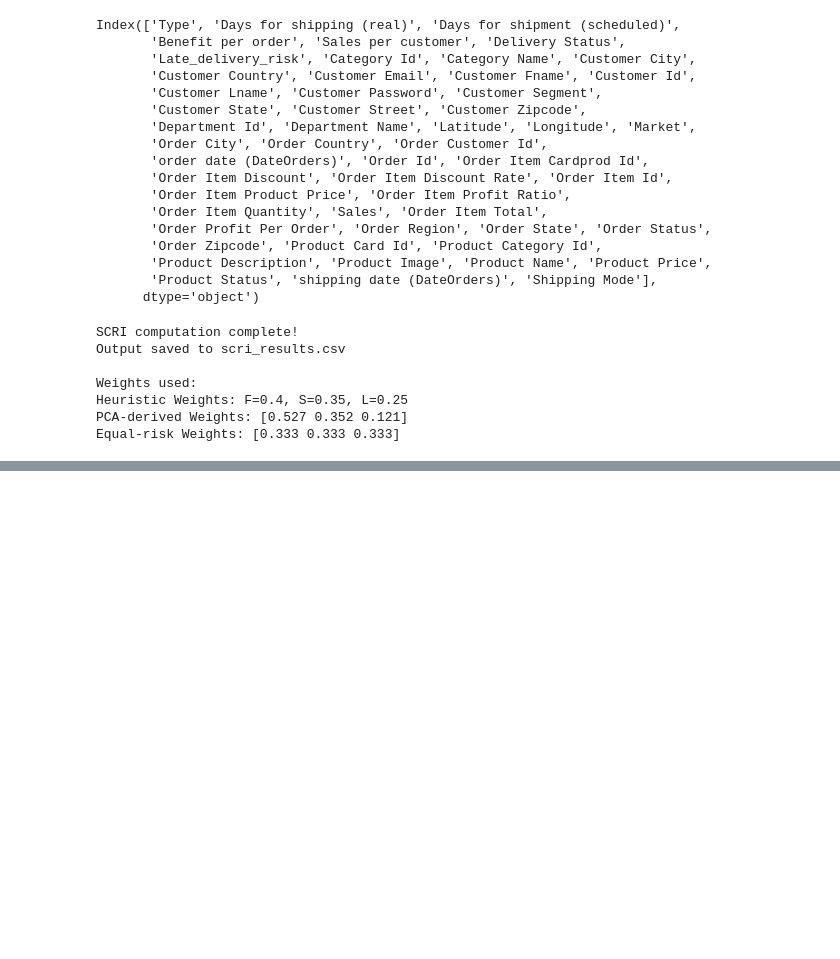
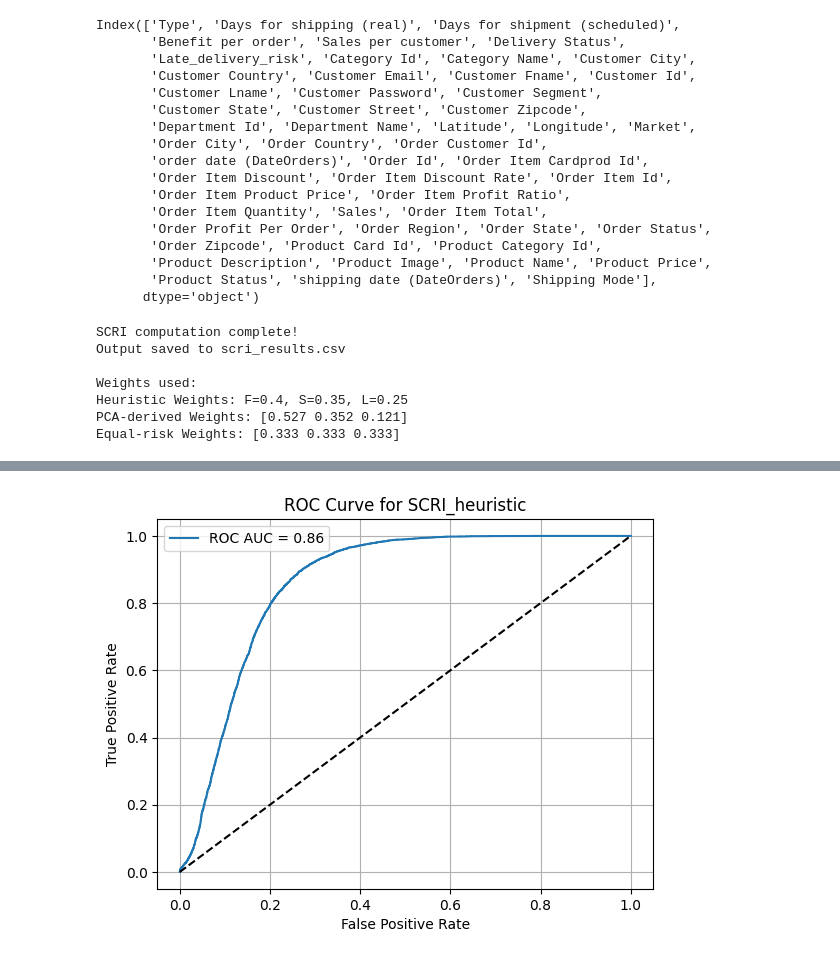
Before and after one commit to 23f2004399/fedex-supply-chain, a Jupyter notebook: scri_final.ipynb, the cells around one changed output, grey strips where cells are left out. Cells and saved outputs as stored; diff of their text form; code cells hidden in the pictures; blank space fills up the shorter version.

Commit message:
fixed scri method

```diff
--- a/scri_final.ipynb
+++ b/scri_final.ipynb
@@ -139,10 +93,0 @@ plt.show()
-# %%
-import seaborn as sns
-
-plt.figure(figsize=(12, 4))
-for col in ['SCRI_heuristic', 'SCRI_pca', 'SCRI_equal']:
-    sns.kdeplot(df[col], label=col)
-plt.title("Distribution of SCRI Scores")
-plt.legend()
-plt.grid(True)
-plt.show()
@@ -197,0 +103,8 @@ for col in ['SCRI_heuristic', 'SCRI_pca', 'SCRI_equal']:
+# %%
+def calibration_slope_intercept(y_true, y_prob):
+    eps = 1e-15
+    y_prob = np.clip(y_prob, eps, 1 - eps)  # avoid logit inf
+    logit_preds = logit(y_prob).reshape(-1, 1)
+    lr = LogisticRegression(solver="lbfgs")
+    lr.fit(logit_preds, y_true)
+    return lr.coef_[0][0], lr.intercept_[0]
@@ -197,0 +119,68 @@ for col in ['SCRI_heuristic', 'SCRI_pca', 'SCRI_equal']:
+# %%
+calibrated_scores = {}
+
+for col in ['SCRI_heuristic', 'SCRI_pca', 'SCRI_equal']:
+    y_scores = df[col]
+
+    # ROC
+    fpr, tpr, _ = roc_curve(y_true, y_scores)
+    roc_auc = auc(fpr, tpr)
+
+    # PR
+    precision, recall, _ = precision_recall_curve(y_true, y_scores)
+    pr_auc = auc(recall, precision)
+
+    # Brier score
+    brier = brier_score_loss(y_true, y_scores)
+
+    # Raw calibration slope & intercept
+    lr_raw = LogisticRegression(solver="lbfgs")
+    lr_raw.fit(y_scores.values.reshape(-1, 1), y_true)
+    slope_raw = lr_raw.coef_[0][0]
+    intercept_raw = lr_raw.intercept_[0]
+
+    # --- Platt scaling (logistic calibration)
+    lr_cal = LogisticRegression(solver="lbfgs")
+    lr_cal.fit(y_scores.values.reshape(-1, 1), y_true)
+    y_platt = lr_cal.predict_proba(y_scores.values.reshape(-1, 1))[:, 1]
+    slope_platt, intercept_platt = calibration_slope_intercept(y_true, y_platt)
+
+    # --- Isotonic regression
+    iso_cal = IsotonicRegression(out_of_bounds="clip")
+    y_iso = iso_cal.fit_transform(y_scores, y_true)
+    slope_iso, intercept_iso = calibration_slope_intercept(y_true, y_iso)
+
+    # Save calibrated outputs
+    calibrated_scores[col] = {"platt": y_platt, "iso": y_iso}
+
+    # Print metrics
+    print(f"=== {col} ===")
+    print(f"ROC-AUC: {roc_auc:.4f}")
+    print(f"PR-AUC: {pr_auc:.4f}")
+    print(f"Brier score: {brier:.4f}")
+    print(f"Raw calibration slope={slope_raw:.4f}, intercept={intercept_raw:.4f}")
+    print(f"Platt-calibrated slope={slope_platt:.4f}, intercept={intercept_platt:.4f}")
+    print(f"Isotonic-calibrated slope={slope_iso:.4f}, intercept={intercept_iso:.4f}")
+    print("-" * 50)
+
+    # --- Plot ROC
+    plt.figure()
+    plt.plot(fpr, tpr, label=f'ROC AUC = {roc_auc:.2f}')
+    plt.plot([0, 1], [0, 1], 'k--')
+    plt.title(f'ROC Curve for {col}')
+    plt.xlabel('False Positive Rate')
+    plt.ylabel('True Positive Rate')
+    plt.legend()
+    plt.grid(True)
+    plt.show()
+
+    # --- Plot PR
+    plt.figure()
+    plt.plot(recall, precision, label=f'PR AUC = {pr_auc:.2f}')
+    plt.title(f'Precision-Recall Curve for {col}')
+    plt.xlabel('Recall')
+    plt.ylabel('Precision')
+    plt.legend()
+    plt.grid(True)
+    plt.show()
+# %% [output]
@@ -197,0 +195 @@ for col in ['SCRI_heuristic', 'SCRI_pca', 'SCRI_equal']:
+[figure, added]
```
Also changed, not shown: parts of 20 cells of this notebook, 1 other file.
